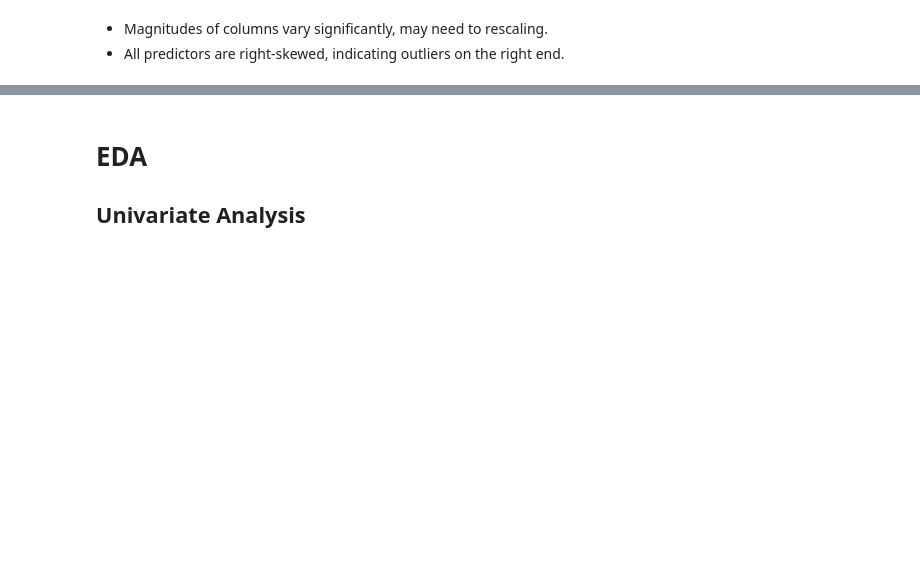
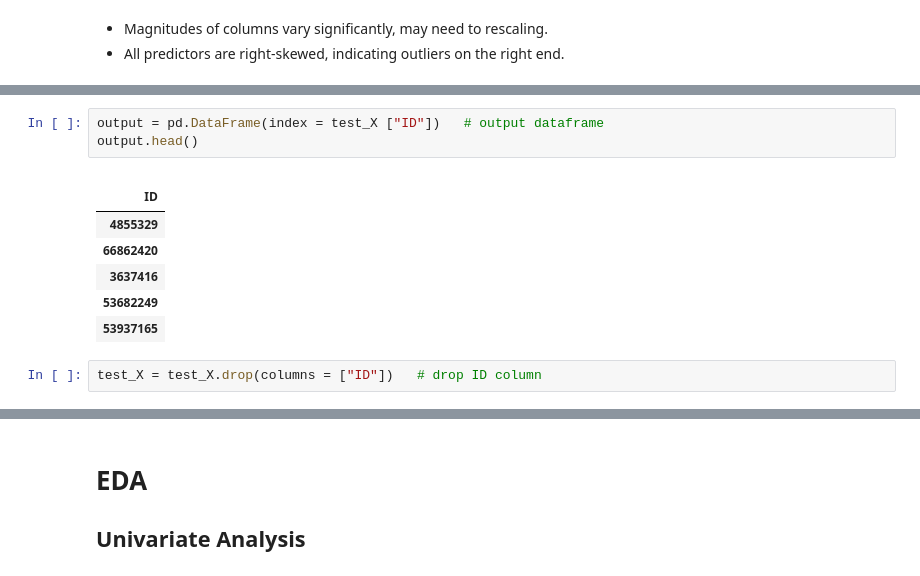
Before and after one commit to liangym2014/Data-science-and-machine-learning, a Jupyter notebook: 8.Hackathon_Loan_Default.ipynb, the cells around one changed output, grey strips where cells are left out. Saved outputs shown, nothing was run; the diff lists cells and outputs as text; blank space fills up the shorter version.

```diff
--- a/8.Hackathon_Loan_Default.ipynb
+++ b/8.Hackathon_Loan_Default.ipynb
@@ -210,0 +296,13 @@ df.describe().T # for numerical columns
+# %%
+output = pd.DataFrame(index = test_X ["ID"])   # output dataframe
+output.head()
+# %% [output]
+|  |
+| ID |
+| 4855329 |
+| 66862420 |
+| 3637416 |
+| 53682249 |
+| 53937165 |
+# %%
+test_X = test_X.drop(columns = ["ID"])   # drop ID column
```
Also changed, not shown: parts of 103 cells of this notebook.
